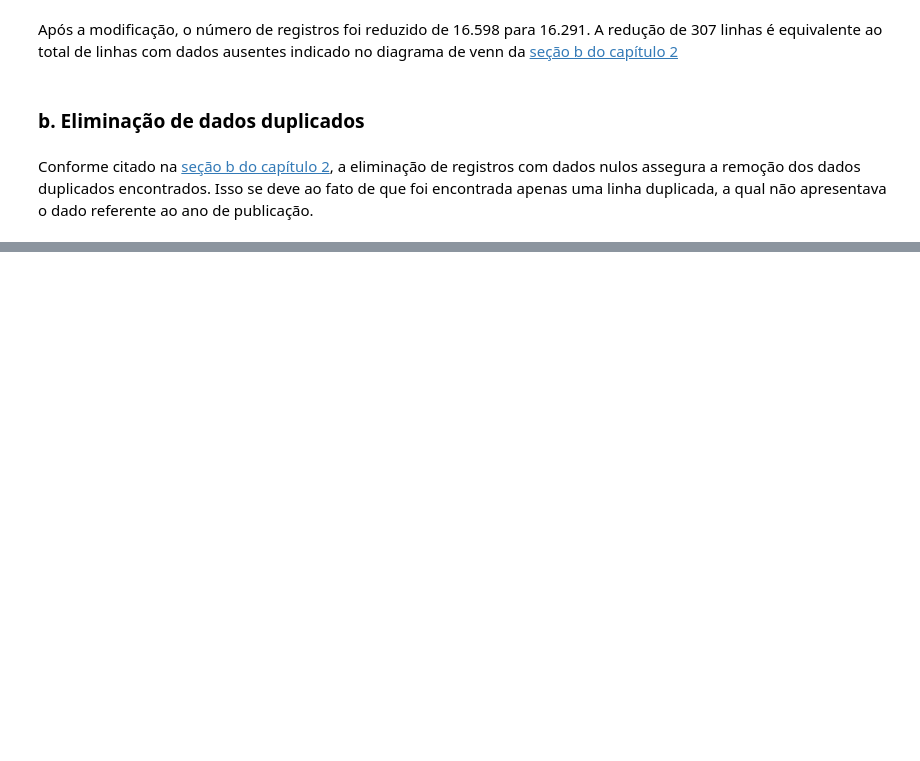
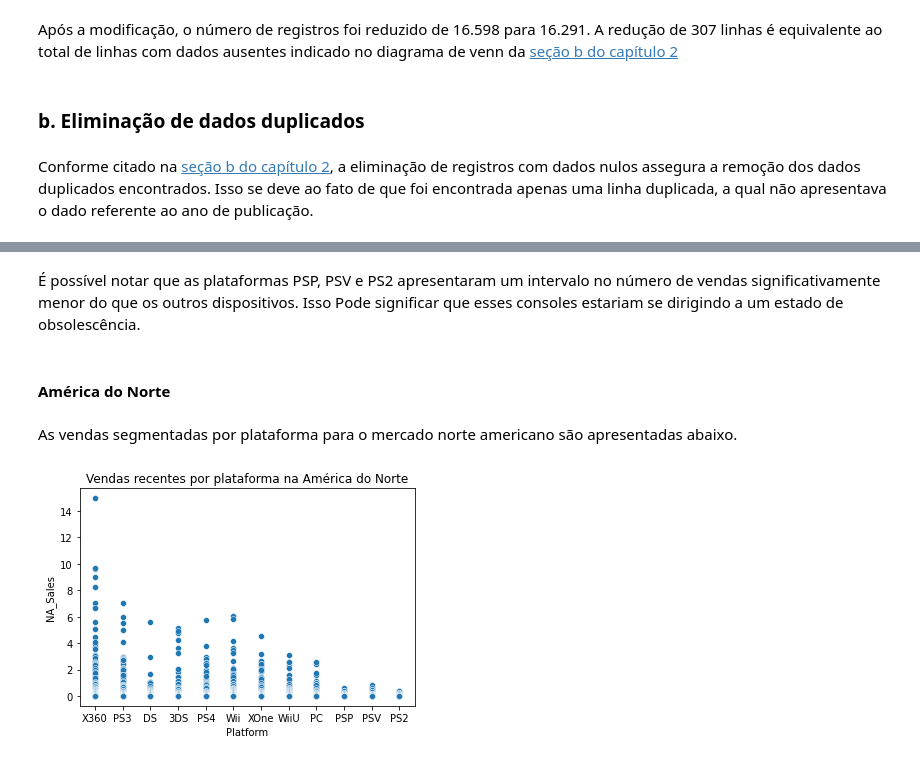
Before and after one commit to thiagorlopes/desafio-data-analyst, a Jupyter notebook: selling-games.ipynb, the cells around one changed output, grey strips where cells are left out. Saved outputs shown, nothing was run; the diff lists cells and outputs as text; code cells hidden in the pictures; blank space fills up the shorter version.

```diff
--- a/selling-games.ipynb
+++ b/selling-games.ipynb
@@ -362,0 +485,12 @@ ___
+# %% [markdown]
+É possível notar que as plataformas PSP, PSV e PS2 apresentaram um intervalo no número de vendas significativamente menor do que os outros dispositivos. Isso Pode significar que esses consoles estariam se dirigindo a um estado de obsolescência.
+# %% [markdown]
+#### América do Norte
+# %% [markdown]
+As vendas segmentadas por plataforma para o mercado norte americano são apresentadas abaixo.
+# %%
+sns.scatterplot(x="Platform", y="NA_Sales", data=df_recent)
+plt.title("Vendas recentes por plataforma na América do Norte")
+plt.show()
+# %% [output]
+[figure, added]
```
Also changed, not shown: parts of 89 cells of this notebook, 1 other file.
